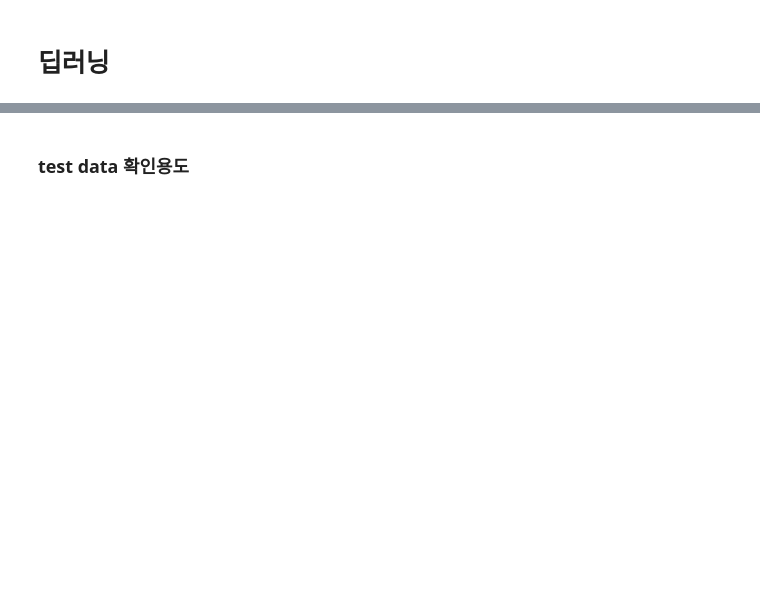
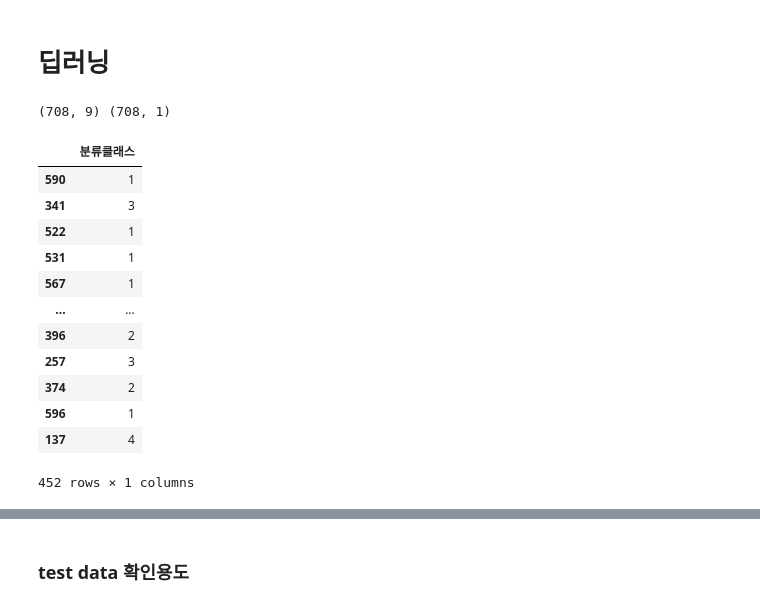
Before and after one commit to Play-Web-miniProject/MovieDL, a Jupyter notebook: suyeon/main2_osy/4_deepLearning/deepLearning_ver03_cls.ipynb, the cells around one changed output, grey strips where cells are left out. Cells and saved outputs as stored; diff of their text form; code cells hidden in the pictures; blank space fills up the shorter version.

```diff
--- a/suyeon/main2_osy/4_deepLearning/deepLearning_ver03_cls.ipynb
+++ b/suyeon/main2_osy/4_deepLearning/deepLearning_ver03_cls.ipynb
@@ -221,14 +252,14 @@ display(
 # %%
-# movie_resize_분류['코로나'] = np.where((movie_resize_분류['연도'].values >=2020) & (movie_resize_분류['연도'].values <=2022) , 1, 0)
+# # train 분류 클래스 만들기
 
-import numpy as np
+# import numpy as np
 
-train_target['분류클래스'] = np.where((train_target['전국 관객수'].values<1000000), 1,
-                                 np.where((train_target['전국 관객수'].values>1000000) & (train_target['전국 관객수'].values<1400000), 2,
-                                          np.where((train_target['전국 관객수'].values>1400000) & (train_target['전국 관객수'].values<2000000), 3,
-                                                   np.where((train_target['전국 관객수'].values>2000000) & (train_target['전국 관객수'].values<3000000), 4,
-                                                            np.where((train_target['전국 관객수'].values>3000000) & (train_target['전국 관객수'].values<5000000), 5, 6))))
-)
-train_target['분류클래스'].unique()
-train_target[['전국 관객수','분류클래스']]
-train_target['분류클래스'].value_counts()
+# train_target['분류클래스'] = np.where((train_target['전국 관객수'].values<1000000), 1,
+#                                  np.where((train_target['전국 관객수'].values>1000000) & (train_target['전국 관객수'].values<1400000), 2,
+#                                           np.where((train_target['전국 관객수'].values>1400000) & (train_target['전국 관객수'].values<2000000), 3,
+#                                                    np.where((train_target['전국 관객수'].values>2000000) & (train_target['전국 관객수'].values<3000000), 4,
+#                                                             np.where((train_target['전국 관객수'].values>3000000) & (train_target['전국 관객수'].values<5000000), 5, 6))))
+# )
+# train_target['분류클래스'].unique()
+# train_target[['전국 관객수','분류클래스']]
+# train_target['분류클래스'].value_counts()
@@ -275,3 +313,24 @@ array([5, 4, 2, 3, 6, 1])
+# %%
+print(독립.shape, 종속.shape)
+# %% [output]
+(708, 9) (708, 1)
+# %%
+train_input.columns
+train_target
+# %% [output]
+|  | 분류클래스 |
+| 590 | 1 |
+| 341 | 3 |
+| 522 | 1 |
+| 531 | 1 |
+| 567 | 1 |
+| ... | ... |
+| 396 | 2 |
+| 257 | 3 |
+| 374 | 2 |
+| 596 | 1 |
+| 137 | 4 |
+452 rows × 1 columns
 # %%
 # 딥러닝 층 여기가 중요
 
```
Also changed, not shown: parts of 16 cells of this notebook.
